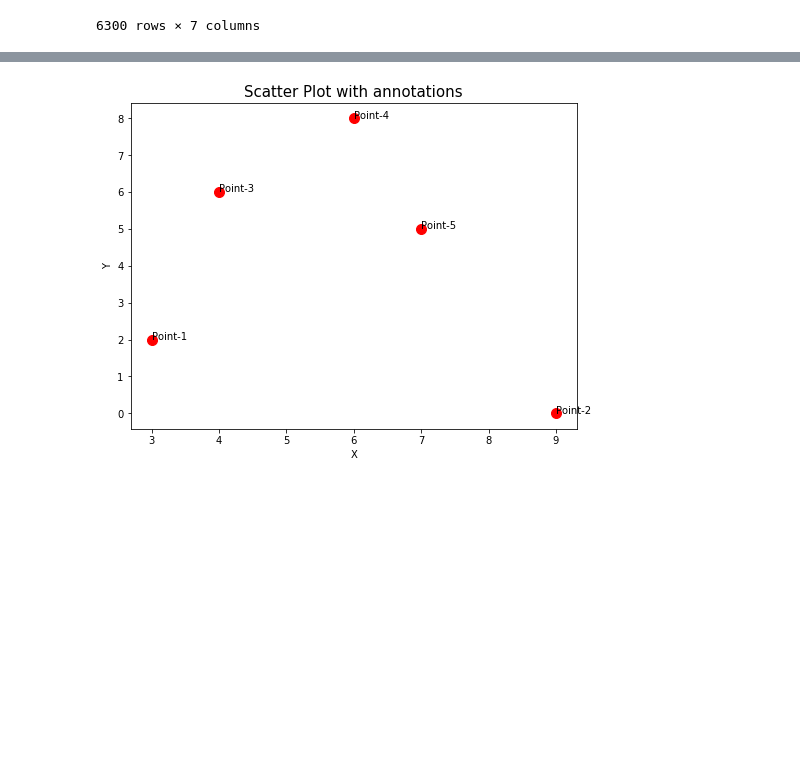
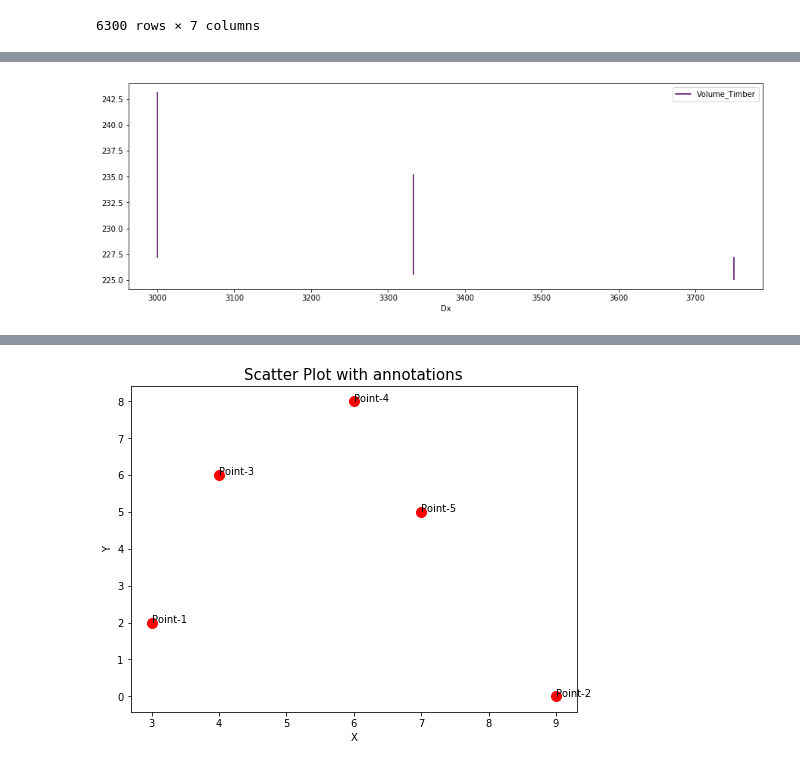
Before and after one commit to MarcoDona-CLTs/my-first-binder, a Jupyter notebook: FrameOptimization.ipynb, the cells around one changed output, grey strips where cells are left out. Drawn from its saved outputs; the diff is of its cells as text; code cells hidden in the pictures; blank space fills up the shorter version.

```diff
--- a/FrameOptimization.ipynb
+++ b/FrameOptimization.ipynb
@@ -313 +334,11 @@ ax2.axes.get_yaxis().set_visible(False)
+# %%
+Data_Set.groupby(['Dx','t_CLT'])['Volume_Timber'].min()
+Data_Set.loc[Data_Set['t_CLT'] == CLT_t_[0]]
+
+fig, ax1 = plt.subplots(figsize=(15,5))
+CLT_plt = Data_Set.loc[(Data_Set['t_CLT'] == CLT_t_[0]) & (Data_Set['GL_h'] == GL_h_[2]) ] \
+                      .plot( x='Dx', y='Volume_Timber', ax=ax1,colormap='viridis')
+# Data_Set.loc[(Data_Set['t_CLT'] == CLT_t_[0]) & (Data_Set['GL_h'] == GL_h_[1]) ].plot(x='Dx', y='Volume_Timber' ,ax=ax1,colormap='viridis')
+# %% [output]
+[figure, added]
 # %%
```
Also changed, not shown: parts of 7 cells of this notebook.
